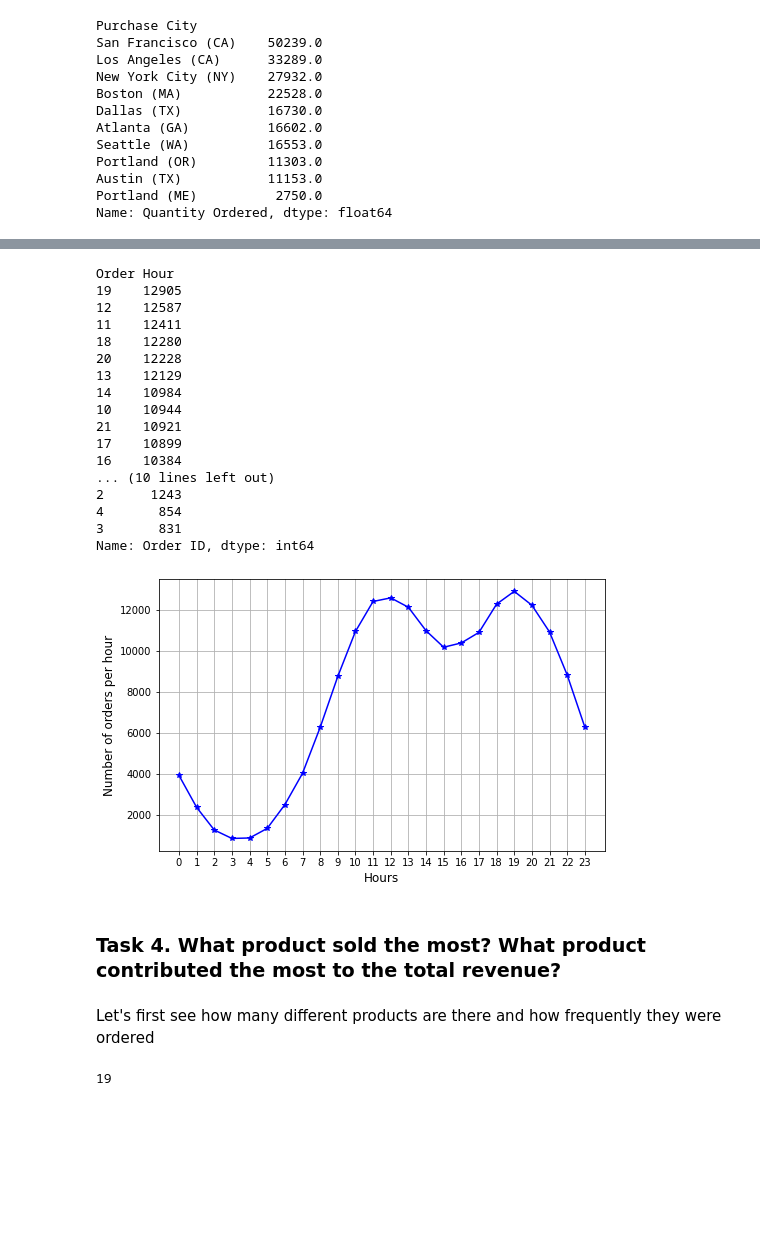
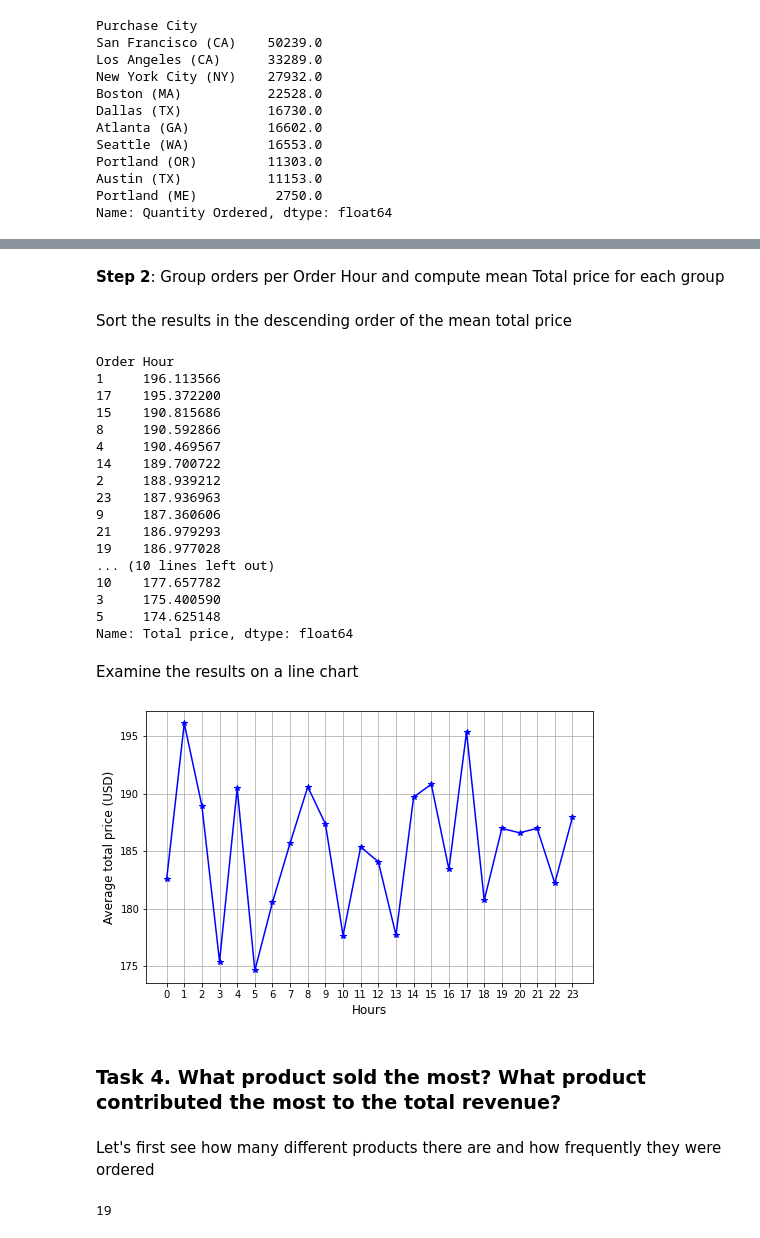
Before and after one commit to programiranje3/pandas2020, a Jupyter notebook: Sales_Analysis_Pandas_P3_tutorial.ipynb, the cells around one changed output, grey strips where cells are left out. Drawn from its saved outputs; the diff is of its cells as text; code cells hidden in the pictures; blank space fills up the shorter version.

Commit message:
Minor updates of the first tutorial notebook

```diff
--- a/Sales_Analysis_Pandas_P3_tutorial.ipynb
+++ b/Sales_Analysis_Pandas_P3_tutorial.ipynb
@@ -645,44 +681,50 @@ sales.sample(5)
+# %% [markdown]
+**Step 2**: Group orders per Order Hour and compute mean Total price for each group
 # %%
-orders_per_hour = sales.groupby('Order Hour').count()['Order ID']
+avg_tot_price_per_hour = sales.groupby('Order Hour')['Total price'].mean()
+# %% [markdown]
+Sort the results in the descending order of the mean total price
 # %%
-orders_per_hour.sort_values(ascending=False)
+avg_tot_price_per_hour.sort_values(ascending=False)
 # %% [output]
 Order Hour
-19    12905
-12    12587
-11    12411
-18    12280
-20    12228
-13    12129
-14    10984
-10    10944
-21    10921
-17    10899
-16    10384
+1     196.113566
+17    195.372200
+15    190.815686
+8     190.592866
+4     190.469567
+14    189.700722
+2     188.939212
+23    187.936963
+9     187.360606
+21    186.979293
+19    186.977028
 ... (10 lines left out)
-2      1243
-4       854
-3       831
-Name: Order ID, dtype: int64
+10    177.657782
+3     175.400590
+5     174.625148
+Name: Total price, dtype: float64
+# %% [markdown]
+Examine the results on a line chart
 # %%
 plt.figure(figsize=(8,5))
 
 # Shorthand notation
 # fmt = '[color][marker][line]'
-plt.plot(orders_per_hour.index, orders_per_hour.values, 'b*-')
+plt.plot(avg_tot_price_per_hour.index, avg_tot_price_per_hour.values, 'b*-')
 
 plt.xticks(range(0,24))
 plt.xlabel("Hours", fontdict={'fontsize':12})
-plt.ylabel("Number of orders per hour", fontdict={'fontsize':12})
+plt.ylabel("Average total price (USD)", fontdict={'fontsize':12})
 plt.grid(True)
 
 plt.show()
 # %% [output]
-[figure, old version]
+[figure, new version]
 # %% [markdown]
 ### Task 4. What product sold the most? What product contributed the most to the total revenue?
 # %% [markdown]
-Let's first see how many different products are there and how frequently they were ordered
+Let's first see how many different products there are and how frequently they were ordered
 # %%
 sales.Product.nunique()
 # %% [output]
```
Also changed, not shown: parts of 54 cells of this notebook.
